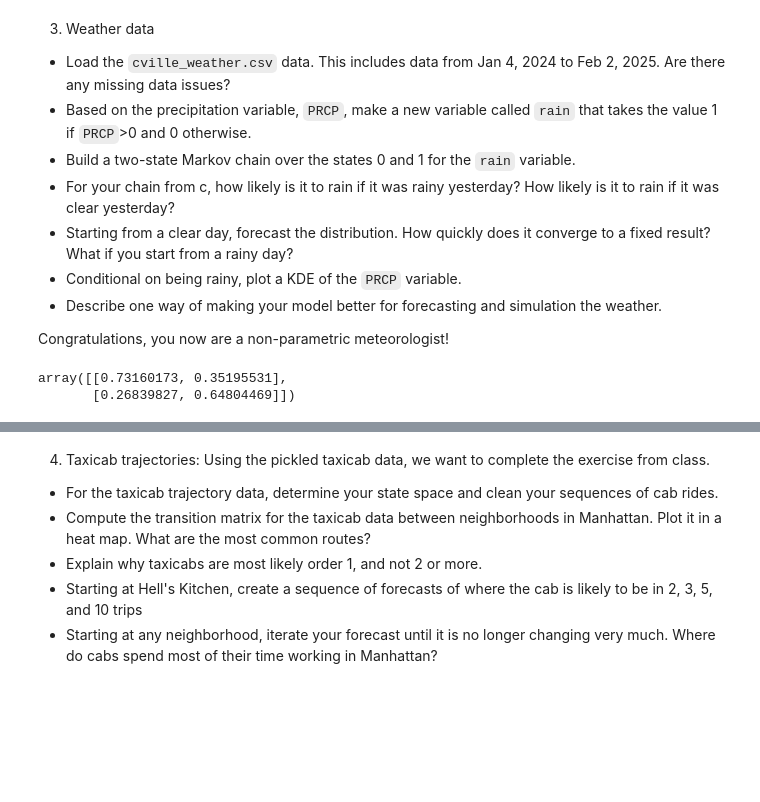
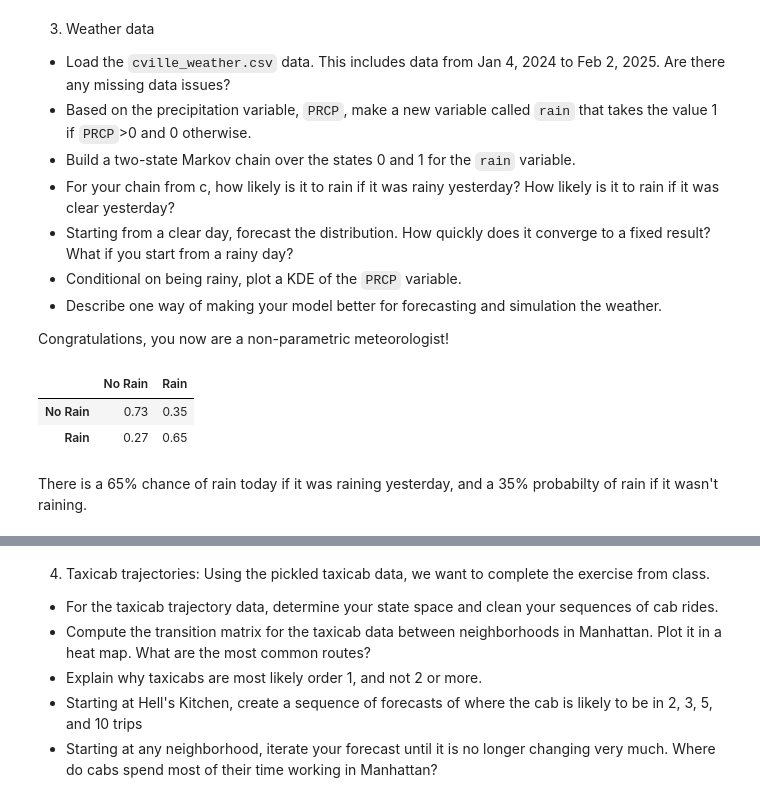
Before and after one commit to afc9jk/DS5030---Assignment-5, a Jupyter notebook: assignment_5.ipynb, the cells around one changed output, grey strips where cells are left out. Cells and saved outputs as stored; diff of their text form; code cells hidden in the pictures; blank space fills up the shorter version.

```diff
--- a/assignment_5.ipynb
+++ b/assignment_5.ipynb
@@ -230,23 +230,28 @@ Even starting on a non-rainy day, after a certain number of days, we fall into a
 Congratulations, you now are a non-parametric meteorologist!
 # %%
 df = pd.read_csv('cville_weather.csv')
-df.isnull().sum() # Large amount of missing variables for the attributes
+df.isnull().sum() # Large amount of missing variables for the attributes, the PRCP is missing less
 df['rain'] = df['PRCP'] > 0
 
 states = sorted(list(df['rain'].unique()))
 tr_counts = np.zeros((len(states), len(states)))
 seq = df['rain'].values
 
 for t in range(1, len(seq)):
     x_tm1 = seq[t-1]
     x_t = seq[t]
     index_from = states.index(x_tm1)
     index_to = states.index(x_t)
     tr_counts[index_to, index_from] += 1
 
 sums = tr_counts.sum(axis=0, keepdims=True)
 tr_pr = np.divide(tr_counts, sums, out=np.zeros_like(tr_counts), where=sums!=0)
-tr_pr
+labels = [f'{"Rain" if s == 1 else "No Rain"}' for s in states]
+tr_df = pd.DataFrame(np.round(tr_pr, 2), index=labels, columns=labels)
+tr_df
 # %% [output]
-array([[0.73160173, 0.35195531],
-       [0.26839827, 0.64804469]])
+|  | No Rain | Rain |
+| No Rain | 0.73 | 0.35 |
+| Rain | 0.27 | 0.65 |
+# %% [markdown]
+There is a 65% chance of rain today if it was raining yesterday, and a 35% probabilty of rain if it wasn't raining.
```
Also changed, not shown: parts of 5 cells of this notebook.
